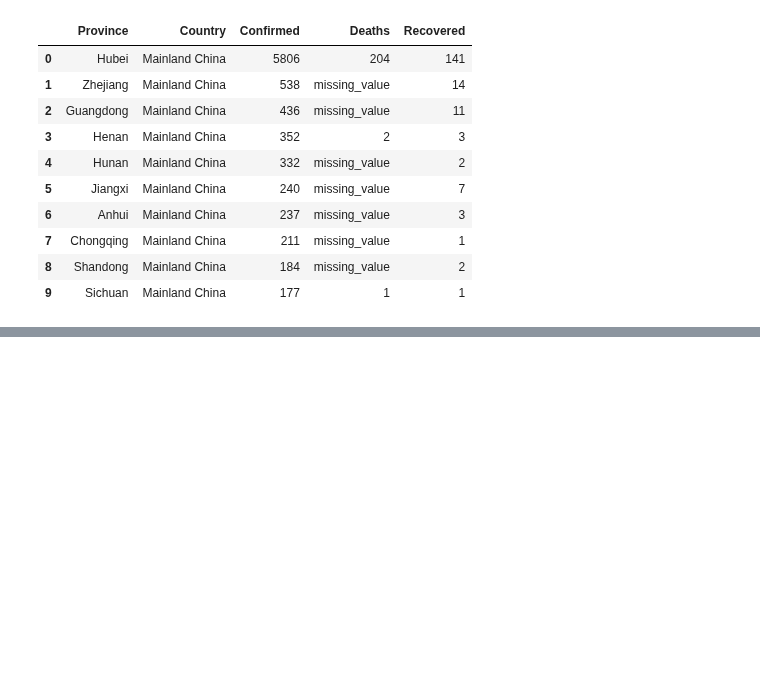
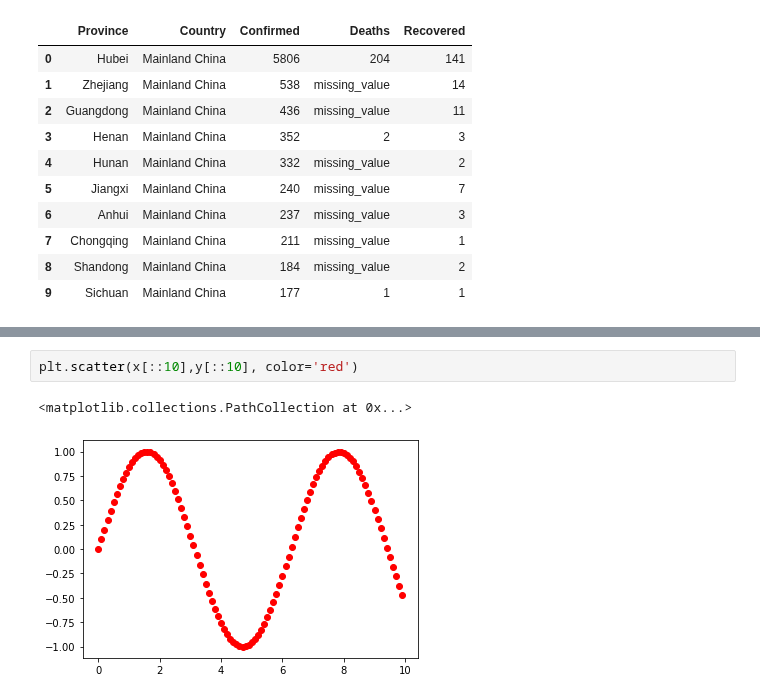
Before and after one commit to angelacpd/Jupyter_Hello, a Jupyter notebook: data_science_lib.ipynb, the cells around one changed output, grey strips where cells are left out. Saved outputs shown, nothing was run; the diff lists cells and outputs as text; blank space fills up the shorter version.

```diff
--- a/data_science_lib.ipynb
+++ b/data_science_lib.ipynb
@@ -944,0 +963,5 @@ df3
+# %%
+plt.scatter(x[::10],y[::10], color='red')
+# %% [output]
+<matplotlib.collections.PathCollection at 0x...>
+[figure, added]
```
Also changed, not shown: parts of 6 cells of this notebook, 1 other file.
